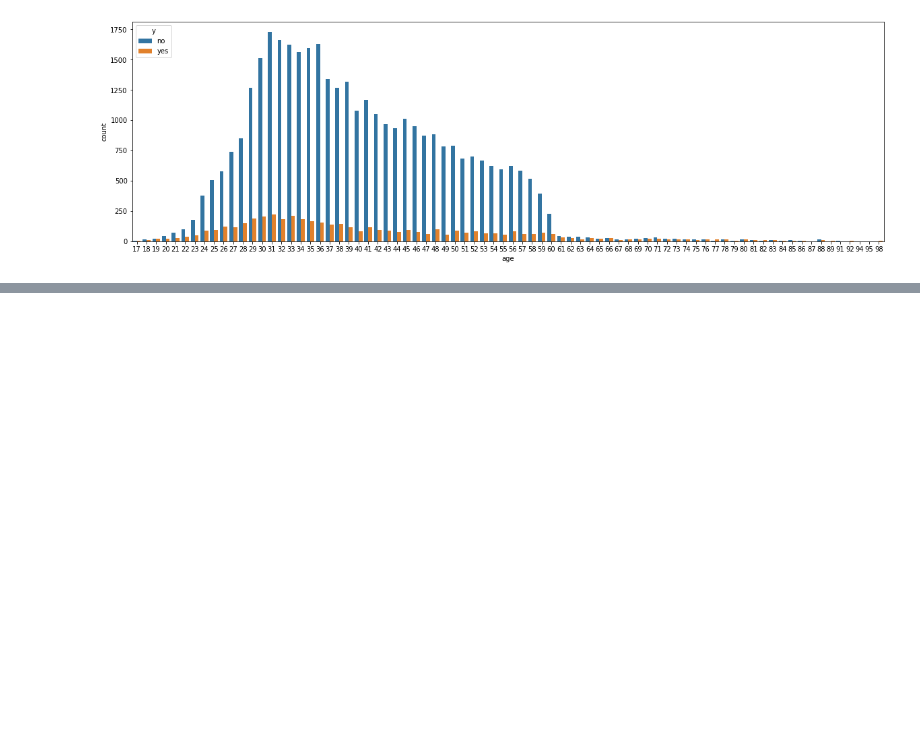
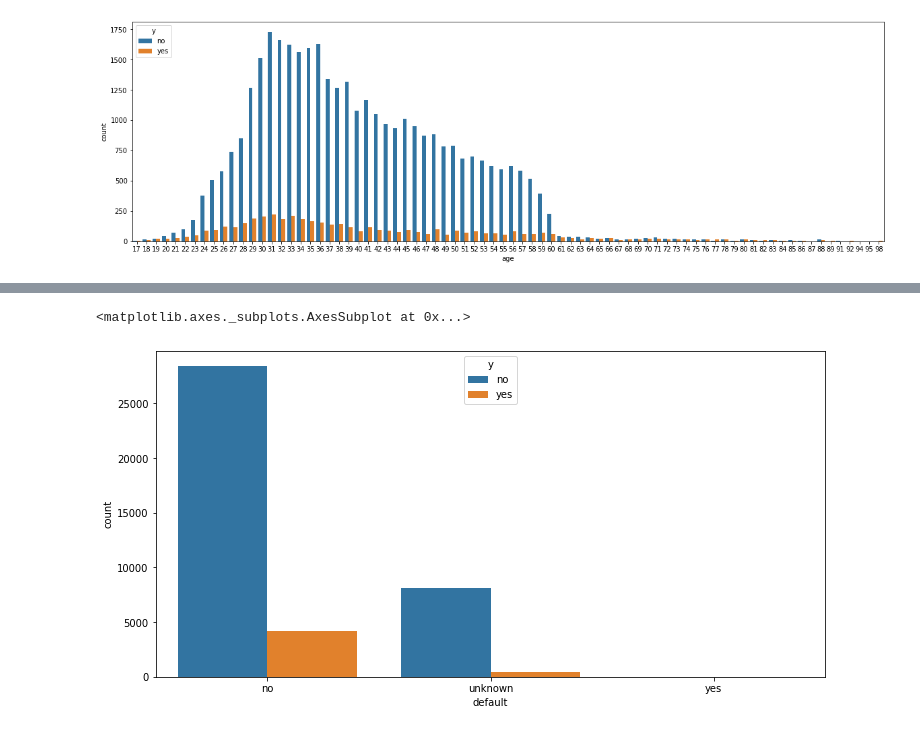
Before and after one commit to kavehamini/Bank_Marketing, a Jupyter notebook: Bank_Marketing.ipynb, the cells around one changed output, grey strips where cells are left out. Cells and saved outputs as stored; diff of their text form; code cells hidden in the pictures; blank space fills up the shorter version.

```diff
--- a/Bank_Marketing.ipynb
+++ b/Bank_Marketing.ipynb
@@ -179,4 +179,7 @@ sns.countplot(x='education', data=df, hue='y')
 # %%
-#plotting the number of successful campaigns with regards to credit status (has credit in default o)
-plt.figure(figsize=(20,6))
+#plotting the number of successful campaigns with regards to credit status (has credit in default or no)
+plt.figure(figsize=(12,6))
 sns.countplot(x='default', data=df, hue='y')
+# %% [output]
+<matplotlib.axes._subplots.AxesSubplot at 0x...>
+[figure, added]
```
Also changed, not shown: parts of 3 cells of this notebook.
